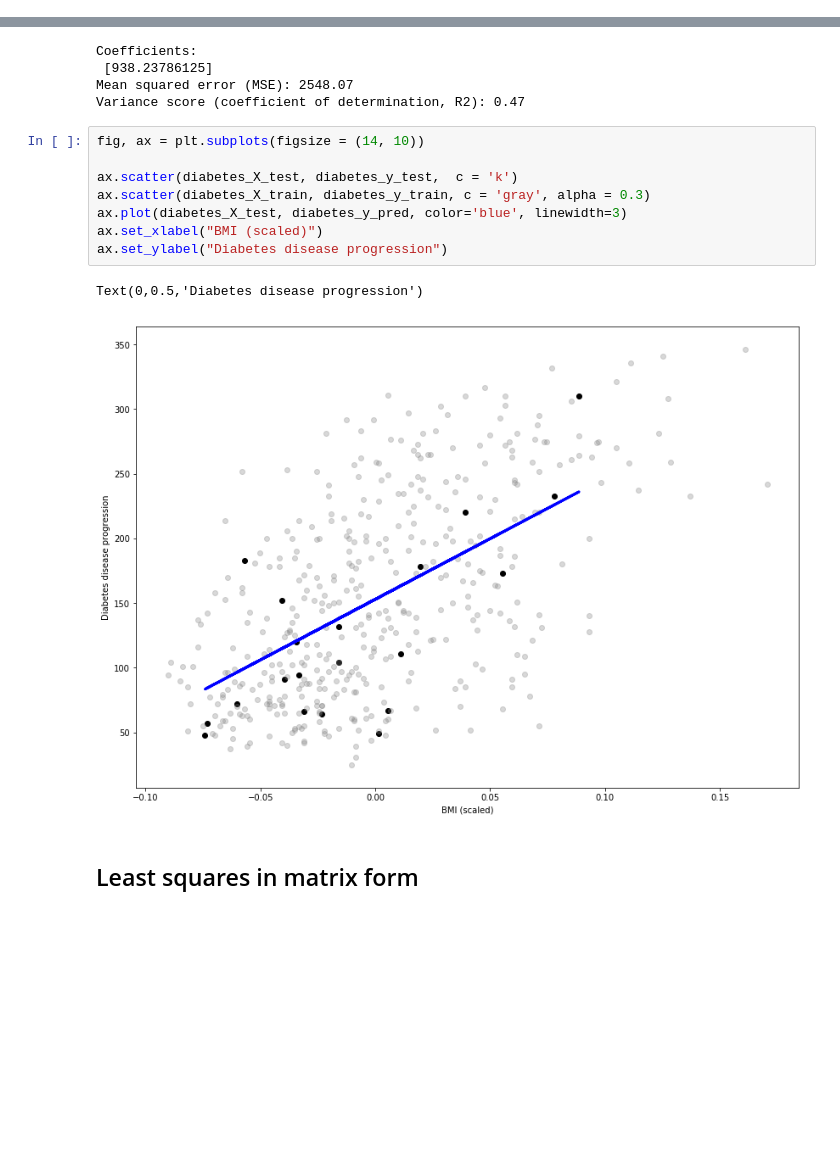
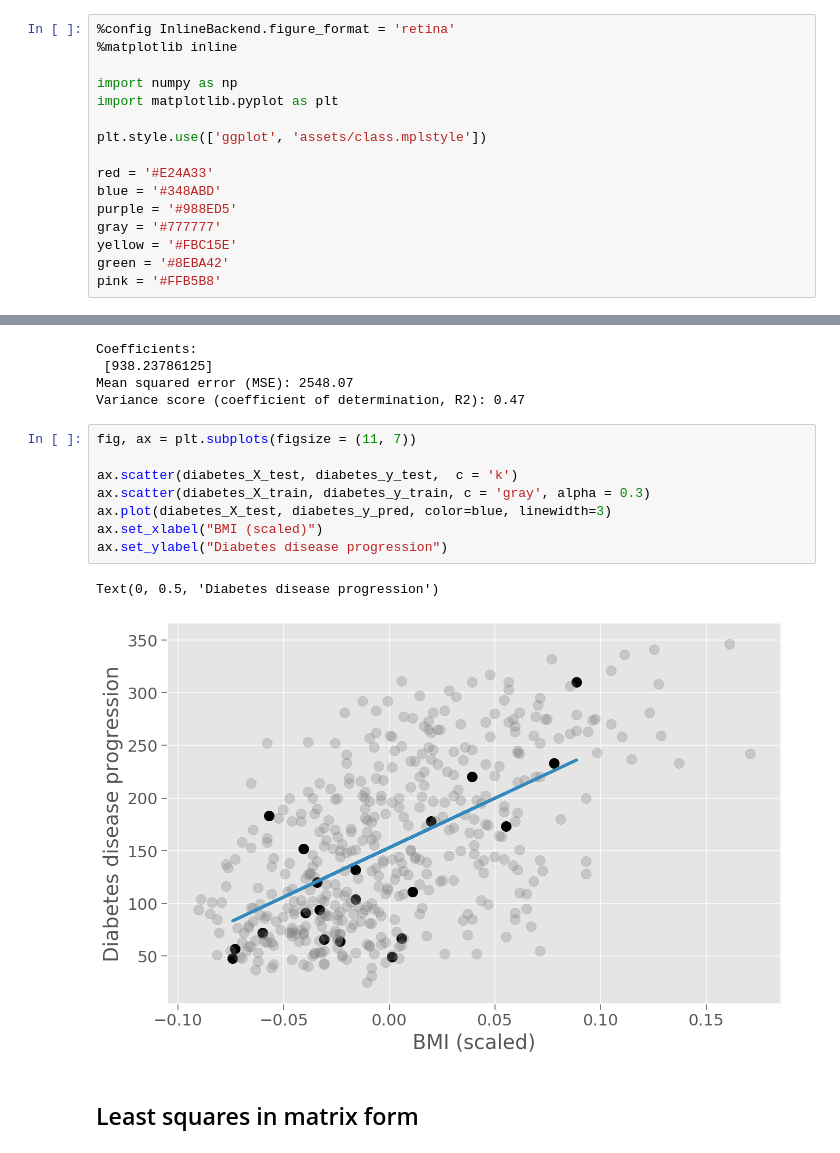
Before and after one commit to thevalentino/AS450-astroinformatica, a Jupyter notebook: 05-Linear Regression.ipynb, the cells around one changed output, grey strips where cells are left out. Cells and saved outputs as stored; diff of their text form; blank space fills up the shorter version.

```diff
--- a/05-Linear Regression.ipynb
+++ b/05-Linear Regression.ipynb
@@ -1,3 +1,19 @@
+# %%
+%config InlineBackend.figure_format = 'retina'
+%matplotlib inline
+
+import numpy as np
+import matplotlib.pyplot as plt
+
+plt.style.use(['ggplot', 'assets/class.mplstyle'])
+
+red = '#E24A33'
+blue = '#348ABD'
+purple = '#988ED5'
+gray = '#777777'
+yellow = '#FBC15E'
+green = '#8EBA42'
+pink = '#FFB5B8'
 # %% [markdown]
 # AS4501
 
@@ -207,16 +223,16 @@ Coefficients:
 Mean squared error (MSE): 2548.07
 Variance score (coefficient of determination, R2): 0.47
 # %%
-fig, ax = plt.subplots(figsize = (14, 10))
+fig, ax = plt.subplots(figsize = (11, 7))
 
 ax.scatter(diabetes_X_test, diabetes_y_test,  c = 'k')
 ax.scatter(diabetes_X_train, diabetes_y_train, c = 'gray', alpha = 0.3)
-ax.plot(diabetes_X_test, diabetes_y_pred, color='blue', linewidth=3)
+ax.plot(diabetes_X_test, diabetes_y_pred, color=blue, linewidth=3)
 ax.set_xlabel("BMI (scaled)")
 ax.set_ylabel("Diabetes disease progression")
 # %% [output]
-Text(0,0.5,'Diabetes disease progression')
+Text(0, 0.5, 'Diabetes disease progression')
-[figure, old version]
+[figure, new version]
 # %% [markdown]
 ## Least squares in matrix form
 # %% [markdown]
```
Also changed, not shown: parts of 6 cells of this notebook.
